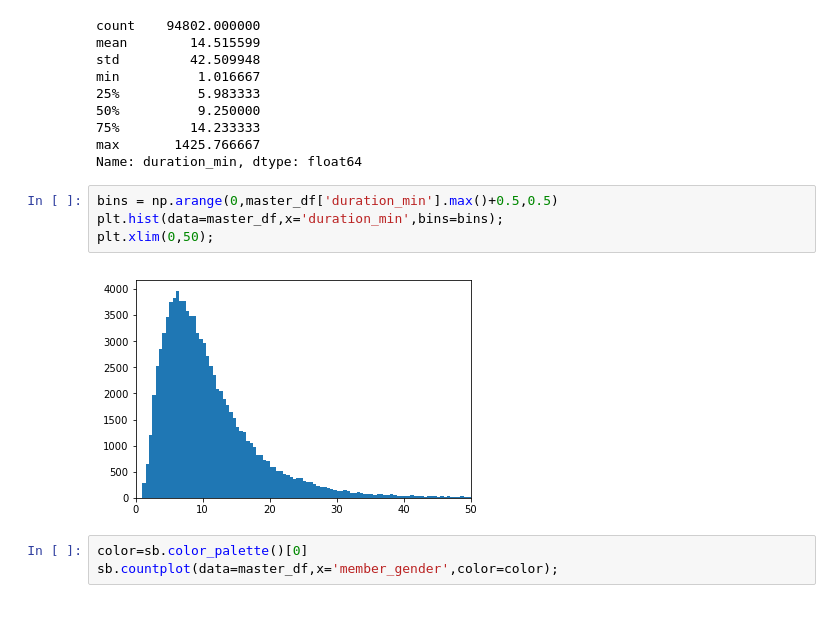
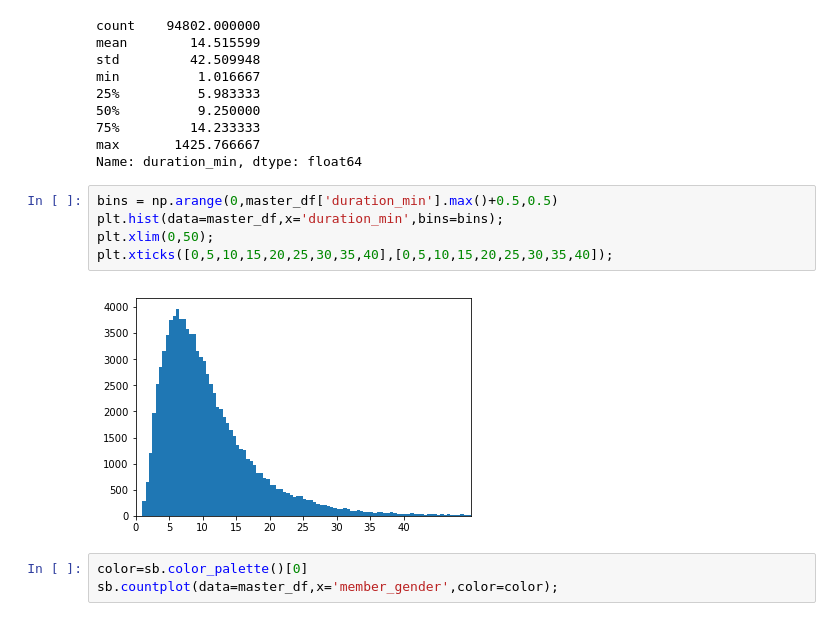
Before and after one commit to Shriram016/my_repository, a Jupyter notebook: Index (1).ipynb, the cells around one changed output. Cells and saved outputs as stored; diff of their text form.

```diff
--- a/Index (1).ipynb
+++ b/Index (1).ipynb
@@ -136,9 +129,10 @@ Name: duration_min, dtype: float64
 # %%
 bins = np.arange(0,master_df['duration_min'].max()+0.5,0.5)
 plt.hist(data=master_df,x='duration_min',bins=bins);
 plt.xlim(0,50);
+plt.xticks([0,5,10,15,20,25,30,35,40],[0,5,10,15,20,25,30,35,40]);
 # %% [output]
-[figure, old version]
+[figure, new version]
 # %%
 color=sb.color_palette()[0]
 sb.countplot(data=master_df,x='member_gender',color=color);
```
Also changed, not shown: parts of 15 cells of this notebook.
